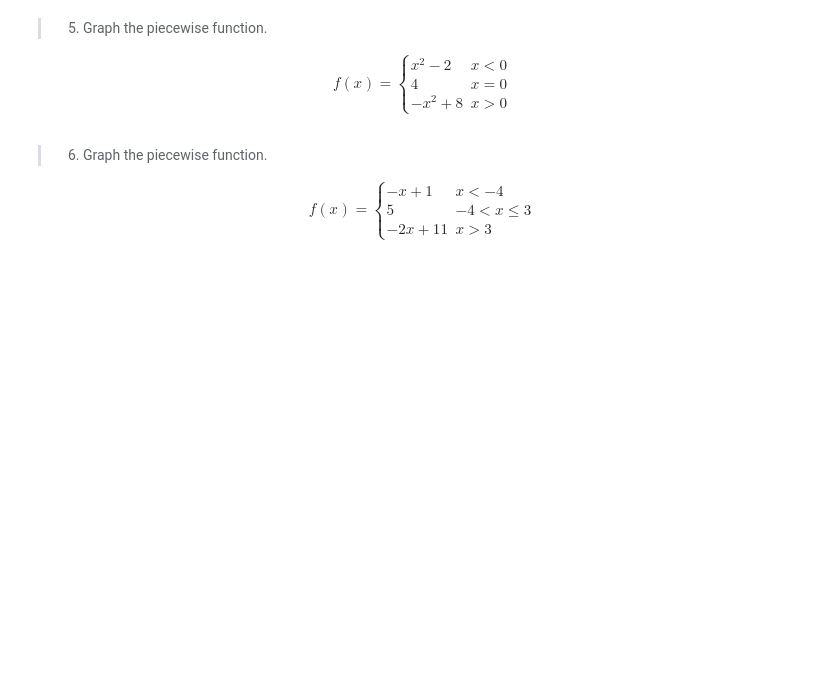
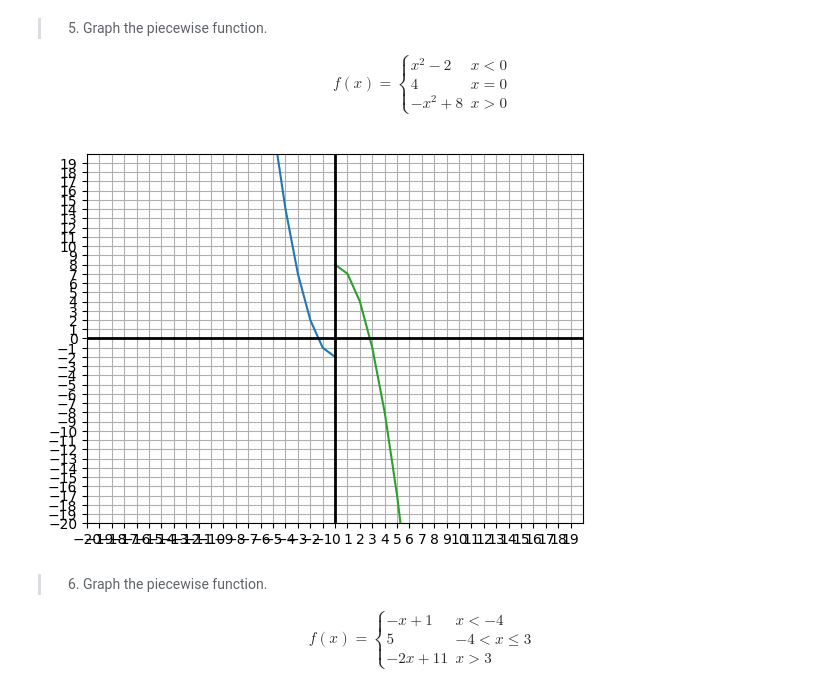
Before and after one commit to acasasis-dev/become-an-algebra-master, a Jupyter notebook: bonus/algebra-2/section-17-graphing/exercise-07-modelling-a-piecewise-defined-function.ipynb, the cells around one changed output. Drawn from its saved outputs; the diff is of its cells as text; code cells hidden in the pictures; blank space fills up the shorter version.

```diff
--- a/bonus/algebra-2/section-17-graphing/exercise-07-modelling-a-piecewise-defined-function.ipynb
+++ b/bonus/algebra-2/section-17-graphing/exercise-07-modelling-a-piecewise-defined-function.ipynb
@@ -59,6 +94,19 @@
         -x^2 + 8 & x > 0
     \end{cases}
 \end{gather*}
+# %%
+def f_1(x):
+    return x**2 - 2
+
+def f_2(x):
+    return 4
+
+def f_3(x):
+    return -x**2 + 8
+
+plot(f_1, f_2, f_3, ranges=[(-20, 1), (0, 1), (0, 20)])
+# %% [output]
+[figure, added]
 # %% [markdown]
 > 6. Graph the piecewise function.
 
```
Also changed, not shown: parts of 3 cells of this notebook.
